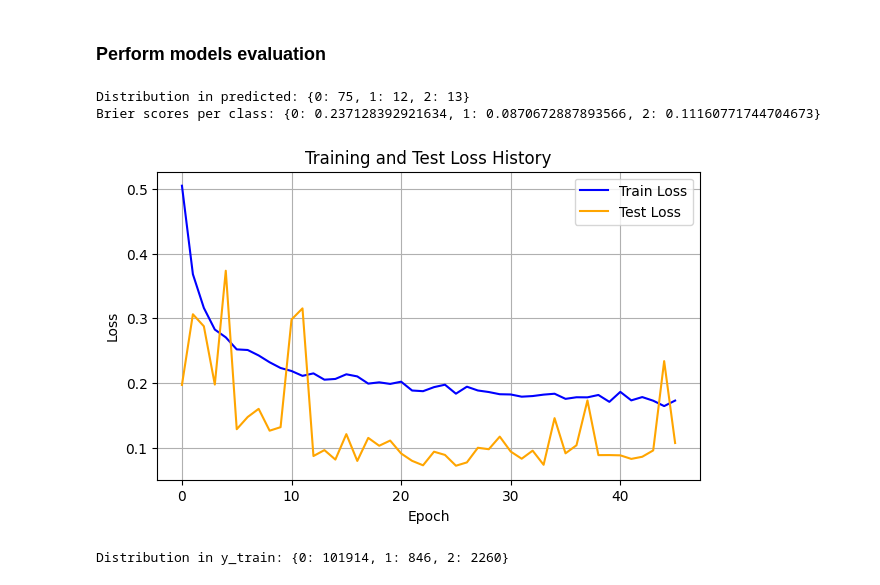
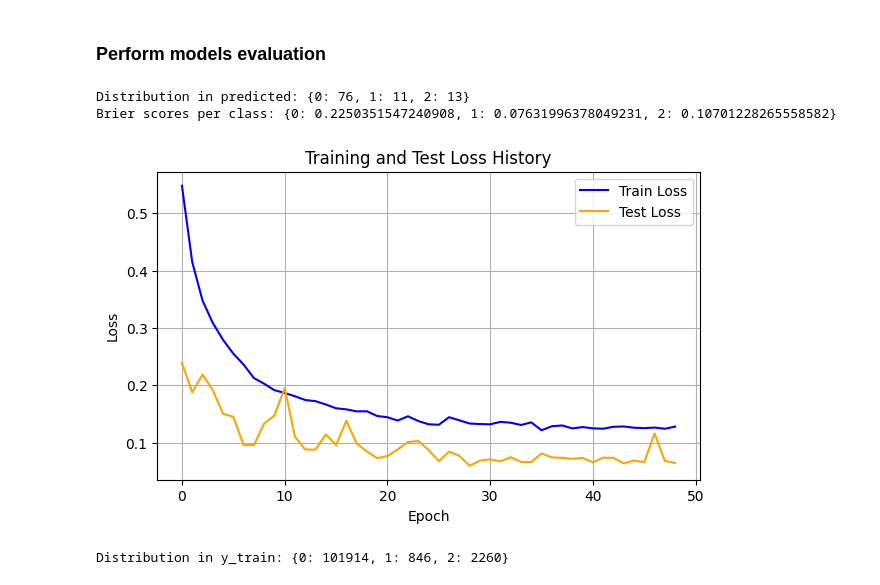
Before and after one commit to truongbnguyen88/nrg_hackathon_sept2025, a Jupyter notebook: phase1_train.ipynb, the cells around one changed output. Drawn from its saved outputs; the diff is of its cells as text; code cells hidden in the pictures.

```diff
--- a/phase1_train.ipynb
+++ b/phase1_train.ipynb
@@ -293,7 +293,7 @@ print(f"X_train shape: {X_train.shape}, X_test shape: {X_test.shape}")
 input_dim = X_train.shape[1]
 num_classes = np.unique(y_train).shape[0]
 n_epochs = 500
-batch_sz = 128
+batch_sz = 1024
 lr_ = 5e-4
 w_decay = 5e-3
 es_patience, es_thres = 20, 5e-4  # early stopping patience & thresholds
@@ -364,43 +364,43 @@ Net(
 ### Perform models evaluation
 # %%
 # Generate predictions and calculate distribution of predicted classes
-model.eval()
+model_loaded.eval()
 predicted, probs = [], []
 with torch.no_grad():
     for inputs, _ in test_loader:
-        outputs = model(inputs)
+        outputs = model_loaded(inputs)
         # calculate predicted classes
         _, preds = torch.max(outputs, 1)
         predicted.extend(preds.cpu().numpy())
         # calculate predicted probabilities
         prob = torch.softmax(outputs, dim=1)
         probs.append(prob.cpu().numpy())
 predicted = torch.tensor(predicted)
 probs = np.concatenate(probs, axis=0)
 # compute distribution of predicted classes
 unique_pred, counts_pred = torch.unique(predicted, return_counts=True)
 distribution_pred = dict(zip(unique_pred.tolist(), counts_pred.tolist()))
 print("Distribution in predicted:", distribution_pred)
 # Compute Brier score for each class (this is to check model calibration quality)
 brier_scores = {}
 for i in range(num_classes):
     brier_scores[i] = brier_score_loss((y_test == i).astype(int), probs[:, i])
 print("Brier scores per class:", brier_scores)
 
 # Plot loss history
 plt.figure(figsize=(7, 4))
 plt.plot(history['train_loss'], c='blue'  , label='Train Loss')
 plt.plot(history['test_loss'] , c='orange', label='Test Loss')
 plt.xlabel('Epoch')
 plt.ylabel('Loss')
 plt.title('Training and Test Loss History')
 plt.legend()
 plt.grid(True)
 plt.show()
 # %% [output]
-Distribution in predicted: {0: 75, 1: 12, 2: 13}
-Brier scores per class: {0: 0.237128392921634, 1: 0.0870672887893566, 2: 0.11160771744704673}
+Distribution in predicted: {0: 76, 1: 11, 2: 13}
+Brier scores per class: {0: 0.2250351547240908, 1: 0.07631996378049231, 2: 0.10701228265558582}
-[figure, old version]
+[figure, new version]
 # %%
 # Calculate distribution of classes in y_train
 unique_train, counts_train = np.unique(y_train, return_counts=True)
```
Also changed, not shown: parts of 1 cell of this notebook, 8 other files.
